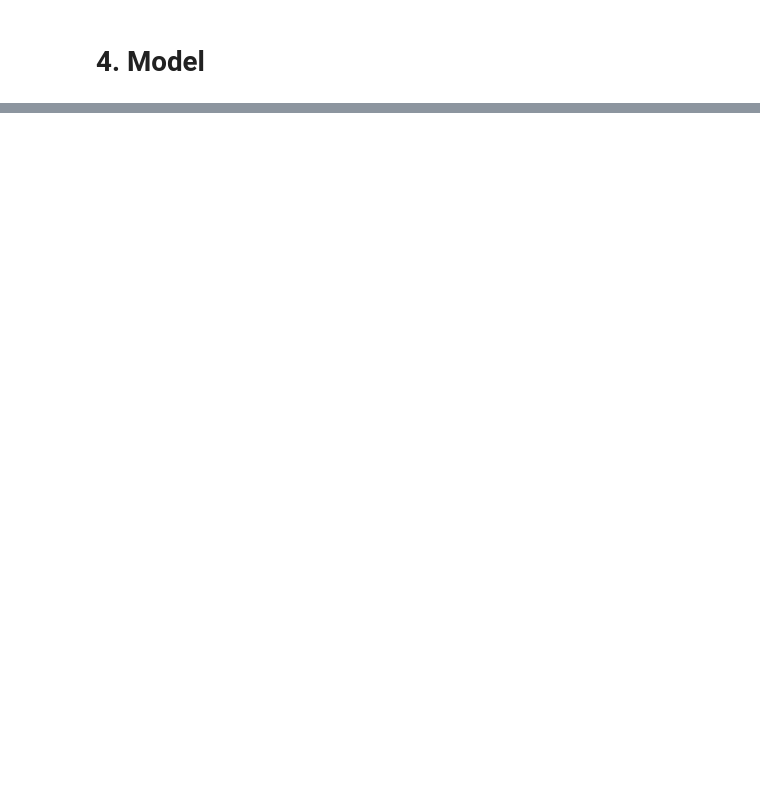
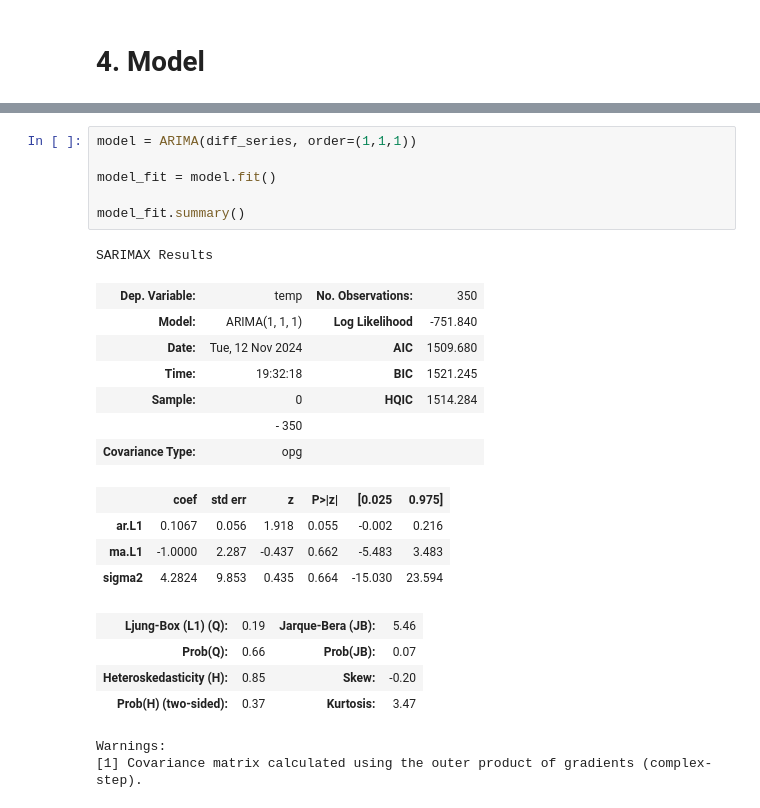
Before and after one commit to LeLoc-126/Time_series, a Jupyter notebook: midterm.ipynb, the cells around one changed output, grey strips where cells are left out. Cells and saved outputs as stored; diff of their text form; blank space fills up the shorter version.

Commit message:
arima

```diff
--- a/midterm.ipynb
+++ b/midterm.ipynb
@@ -81,0 +121,25 @@ p-value: 0.10642184218869566
+# %%
+model = ARIMA(diff_series, order=(1,1,1))
+
+model_fit = model.fit()
+
+model_fit.summary()
+# %% [output]
+SARIMAX Results
+| Dep. Variable: | temp | No. Observations: | 350 |
+| Model: | ARIMA(1, 1, 1) | Log Likelihood | -751.840 |
+| Date: | Tue, 12 Nov 2024 | AIC | 1509.680 |
+| Time: | 19:32:18 | BIC | 1521.245 |
+| Sample: | 0 | HQIC | 1514.284 |
+|  | - 350 |  |  |
+| Covariance Type: | opg |  |  |
+|  | coef | std err | z | P>|z| | [0.025 | 0.975] |
+| ar.L1 | 0.1067 | 0.056 | 1.918 | 0.055 | -0.002 | 0.216 |
+| ma.L1 | -1.0000 | 2.287 | -0.437 | 0.662 | -5.483 | 3.483 |
+| sigma2 | 4.2824 | 9.853 | 0.435 | 0.664 | -15.030 | 23.594 |
+| Ljung-Box (L1) (Q): | 0.19 | Jarque-Bera (JB): | 5.46 |
+| Prob(Q): | 0.66 | Prob(JB): | 0.07 |
+| Heteroskedasticity (H): | 0.85 | Skew: | -0.20 |
+| Prob(H) (two-sided): | 0.37 | Kurtosis: | 3.47 |
+Warnings:
+[1] Covariance matrix calculated using the outer product of gradients (complex-step).
```
Also changed, not shown: parts of 11 cells of this notebook, 1 other file.
